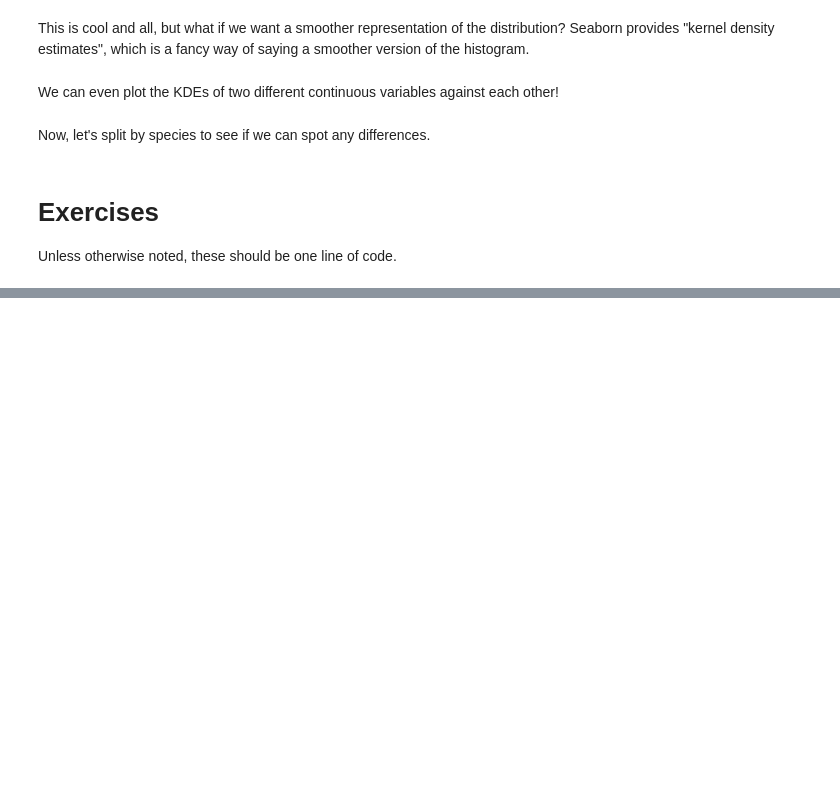
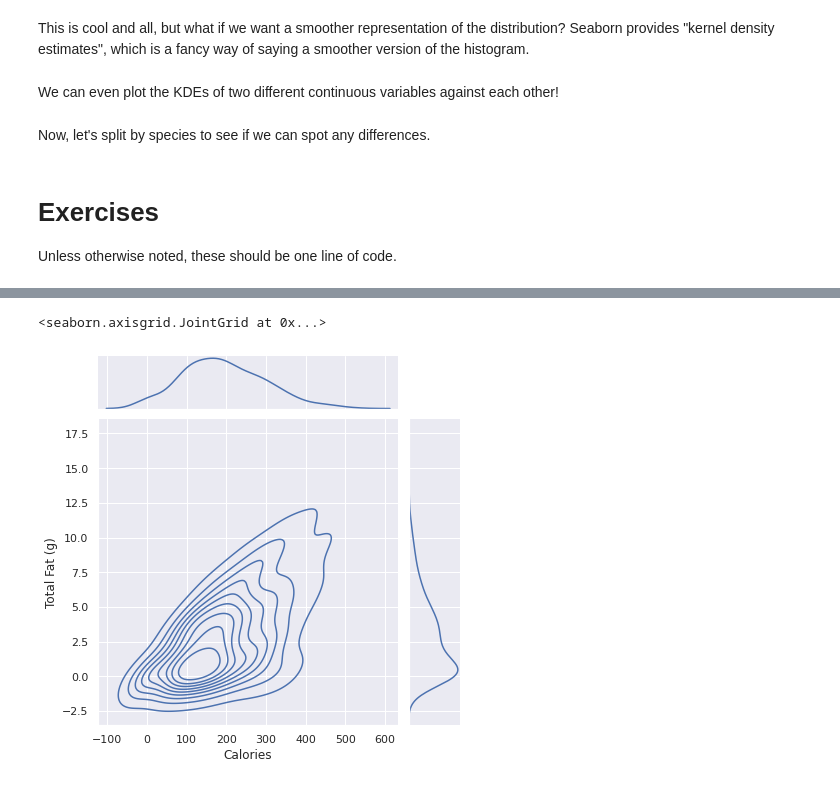
Before and after one commit to roshnimisra/mdst_workshops, a Jupyter notebook: workshop2/Numpy and Pandas.ipynb, the cells around one changed output, grey strips where cells are left out. Saved outputs shown, nothing was run; the diff lists cells and outputs as text; code cells hidden in the pictures; blank space fills up the shorter version.

```diff
--- a/workshop2/Numpy and Pandas.ipynb
+++ b/workshop2/Numpy and Pandas.ipynb
@@ -403,3 +554,9 @@ b = None # change this
+# %%
+# plot calories against total fat using seaborn
+sns.jointplot(data=df, x="Calories", y="Total Fat (g)", kind="kde")
+# %% [output]
+<seaborn.axisgrid.JointGrid at 0x...>
+[figure, added]
 # %%
 # plot the distribution of calories in Short, Tall, Grande, and Venti drinks
 # (you can use multiple lines for this)
```
Also changed, not shown: parts of 43 cells of this notebook.
